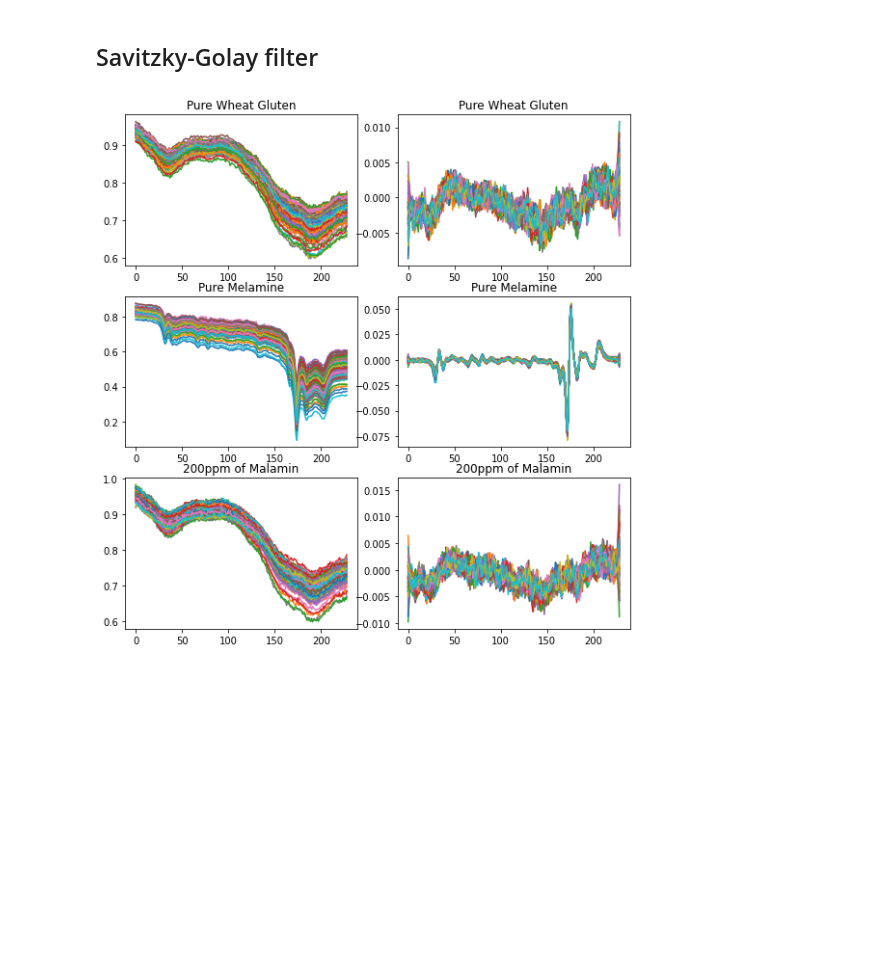
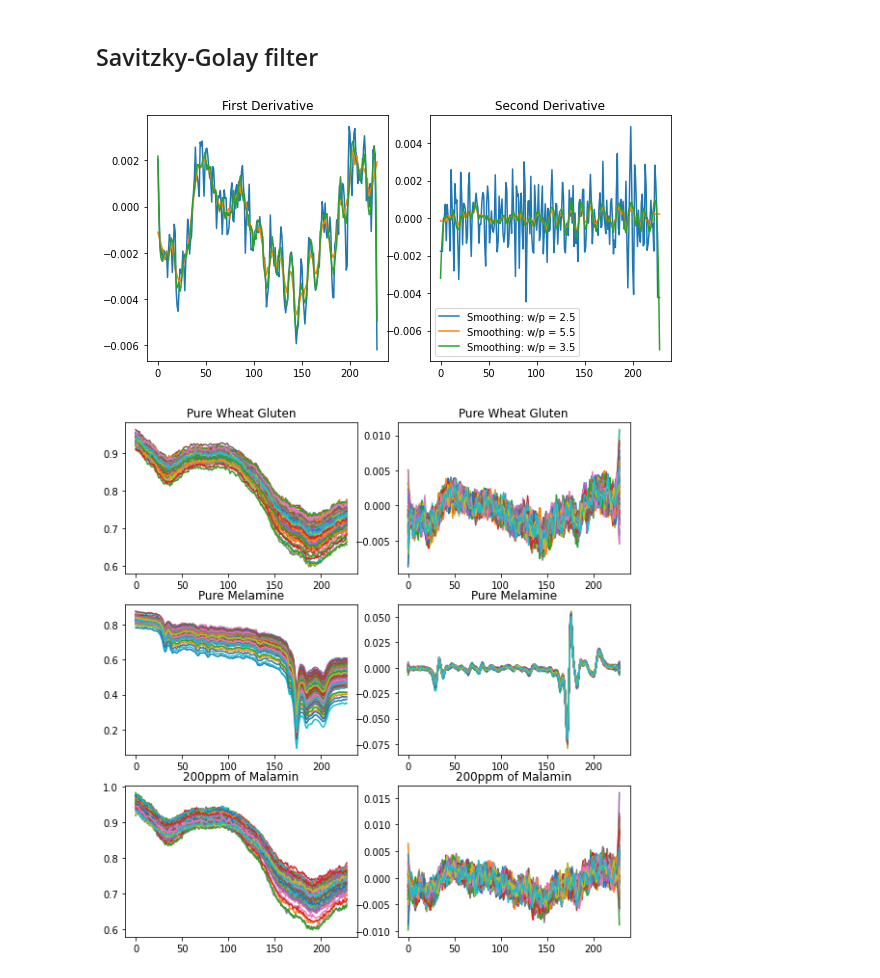
Before and after one commit to KeeganMcWW/ml-projects, a Jupyter notebook: IASIM2016_Challenege_ML.ipynb, the cells around one changed output. Saved outputs shown, nothing was run; the diff lists cells and outputs as text; code cells hidden in the pictures; blank space fills up the shorter version.

```diff
--- a/IASIM2016_Challenege_ML.ipynb
+++ b/IASIM2016_Challenege_ML.ipynb
@@ -234,0 +231,30 @@ m_200ppm_preprocessed = apply_sgfilter(m_200ppm_cropped, 5, 2, 1)
+# %%
+# https://nirpyresearch.com/choosing-optimal-parameters-savitzky-golay-smoothing-filter/
+# https://nirpyresearch.com/savitzky-golay-smoothing-method/
+# Set some reasonable parameters to start with
+w = 5
+p = 2
+# Calculate three different smoothed spectra
+# first derivative
+wheat_sgfilter_1_d1 = apply_sgfilter(wheat_cropped, w, polyorder = p, deriv=1)
+wheat_sgfilter_2_d1 = apply_sgfilter(wheat_cropped, 2*w+1, polyorder = p, deriv=1)
+wheat_sgfilter_3_d1 = apply_sgfilter(wheat_cropped, 4*w+1, polyorder = 3*p, deriv=1)
+# second derivative
+wheat_sgfilter_1_d2 = apply_sgfilter(wheat_cropped, w, polyorder = p, deriv=2)
+wheat_sgfilter_2_d2 = apply_sgfilter(wheat_cropped, 2*w+1, polyorder = p, deriv=2)
+wheat_sgfilter_3_d3 = apply_sgfilter(wheat_cropped, 4*w+1, polyorder = 3*p, deriv=2)
+# %%
+fig, axs = plt.subplots(nrows=1, ncols=2, figsize=(8,4))
+plt.tight_layout()
+axs[0].plot(wheat_sgfilter_1_d1[50, :, :][0], label = 'Smoothing: w/p = 2.5')
+axs[0].plot(wheat_sgfilter_2_d1[50, :, :][0], label = 'Smoothing: w/p = 5.5')
+axs[0].plot(wheat_sgfilter_3_d1[50, :, :][0], label = 'Smoothing: w/p = 3.5')
+axs[0].set_title('First Derivative');
+axs[1].plot(wheat_sgfilter_1_d2[50, :, :][0], label = 'Smoothing: w/p = 2.5')
+axs[1].plot(wheat_sgfilter_2_d2[50, :, :][0], label = 'Smoothing: w/p = 5.5')
+axs[1].plot(wheat_sgfilter_3_d3[50, :, :][0], label = 'Smoothing: w/p = 3.5')
+axs[1].set_title('Second Derivative');
+plt.legend()
+plt.show()
+# %% [output]
+[figure, added]
```
Also changed, not shown: parts of 5 cells of this notebook.
